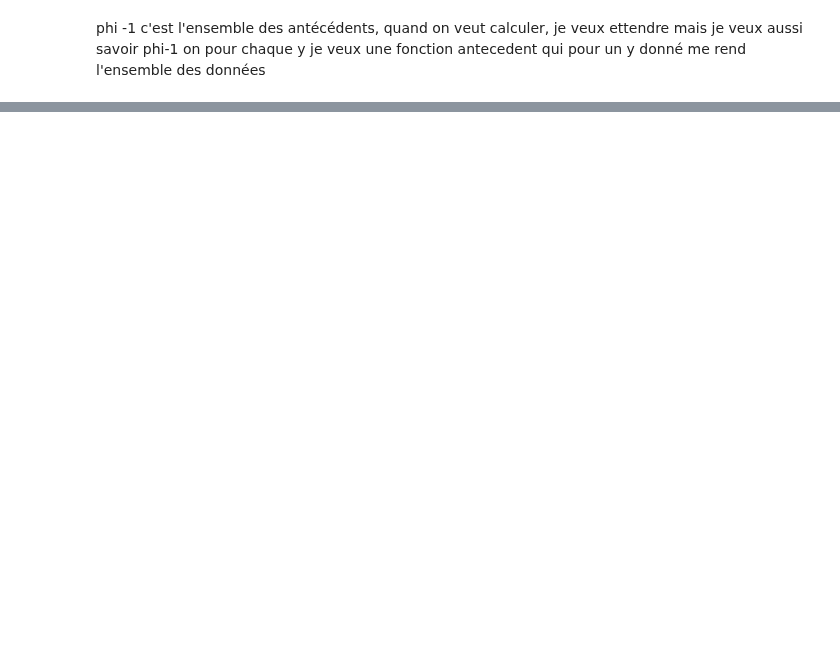
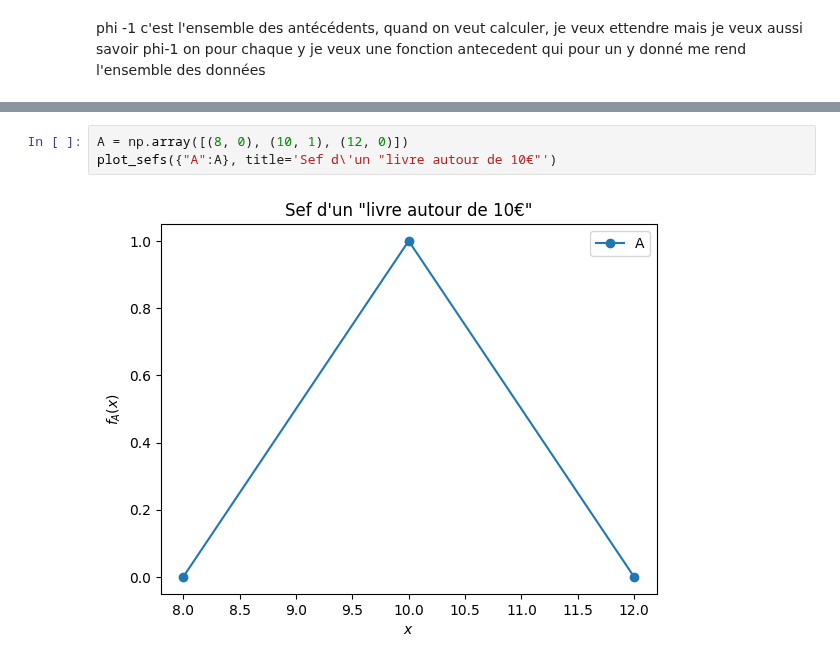
Before and after one commit to CharlesAttend/M2-DAC, a Jupyter notebook: XAI/TME/TME4/TME4.ipynb, the cells around one changed output, grey strips where cells are left out. Saved outputs shown, nothing was run; the diff lists cells and outputs as text; blank space fills up the shorter version.

```diff
--- a/XAI/TME/TME4/TME4.ipynb
+++ b/XAI/TME/TME4/TME4.ipynb
@@ -338,0 +330,5 @@ phi -1 c'est l'ensemble des antécédents, quand on veut calculer, je veux etten
+# %%
+A = np.array([(8, 0), (10, 1), (12, 0)])
+plot_sefs({"A":A}, title='Sef d\'un "livre autour de 10€"')
+# %% [output]
+[figure, added]
```
Also changed, not shown: parts of 12 cells of this notebook.
